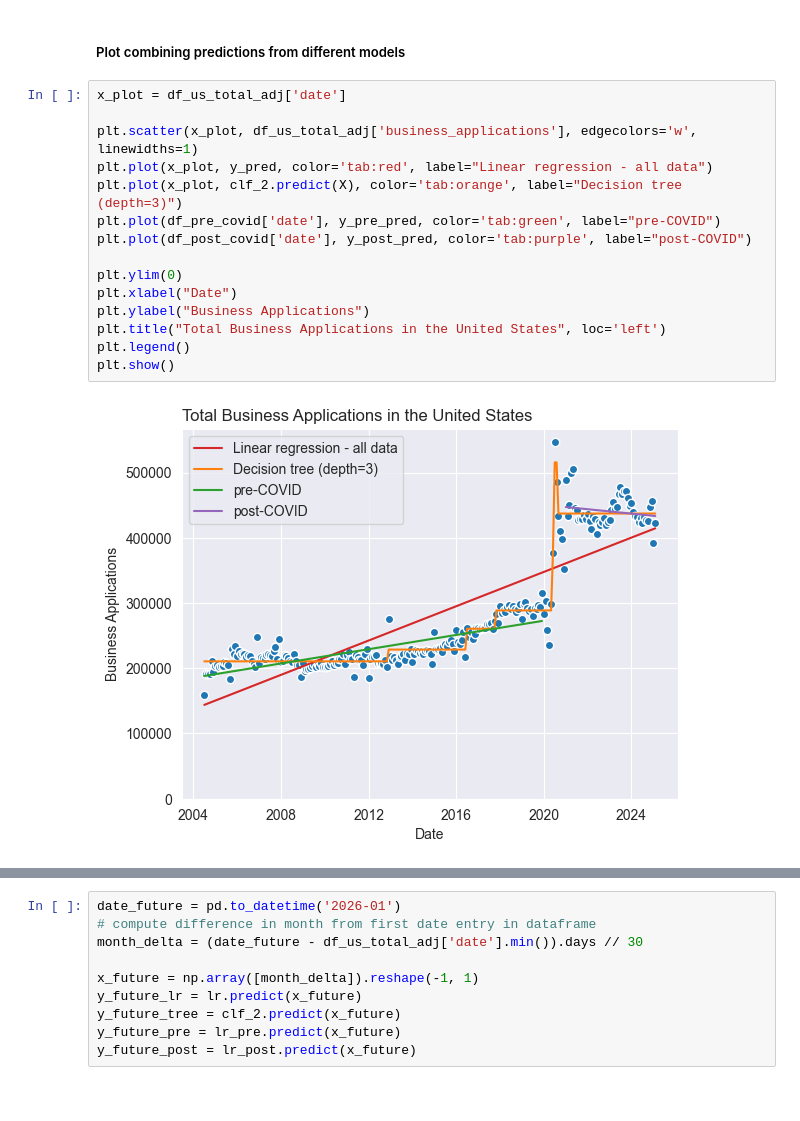
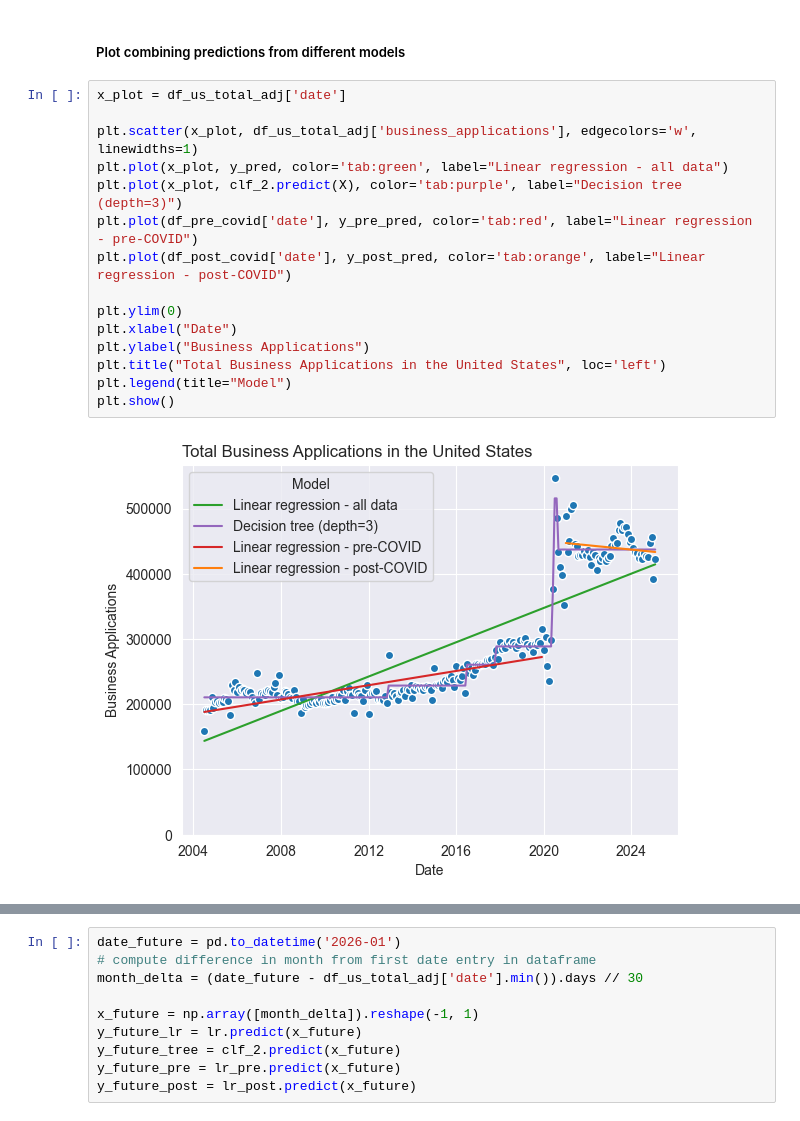
Before and after one commit to felix-r/udacity_intro_data_sci_project, a Jupyter notebook: analysis.ipynb, the cells around one changed output, grey strips where cells are left out. Saved outputs shown, nothing was run; the diff lists cells and outputs as text.

```diff
--- a/analysis.ipynb
+++ b/analysis.ipynb
@@ -442,17 +441,17 @@ plt.show()
 # %%
 x_plot = df_us_total_adj['date']
 
 plt.scatter(x_plot, df_us_total_adj['business_applications'], edgecolors='w', linewidths=1)
-plt.plot(x_plot, y_pred, color='tab:red', label="Linear regression - all data")
-plt.plot(x_plot, clf_2.predict(X), color='tab:orange', label="Decision tree (depth=3)")
-plt.plot(df_pre_covid['date'], y_pre_pred, color='tab:green', label="pre-COVID")
-plt.plot(df_post_covid['date'], y_post_pred, color='tab:purple', label="post-COVID")
+plt.plot(x_plot, y_pred, color='tab:green', label="Linear regression - all data")
+plt.plot(x_plot, clf_2.predict(X), color='tab:purple', label="Decision tree (depth=3)")
+plt.plot(df_pre_covid['date'], y_pre_pred, color='tab:red', label="Linear regression - pre-COVID")
+plt.plot(df_post_covid['date'], y_post_pred, color='tab:orange', label="Linear regression - post-COVID")
 
 plt.ylim(0)
 plt.xlabel("Date")
 plt.ylabel("Business Applications")
 plt.title("Total Business Applications in the United States", loc='left')
-plt.legend()
+plt.legend(title="Model")
 plt.show()
 # %% [output]
-[figure, old version]
+[figure, new version]
```
Also changed, not shown: parts of 5 cells of this notebook.
